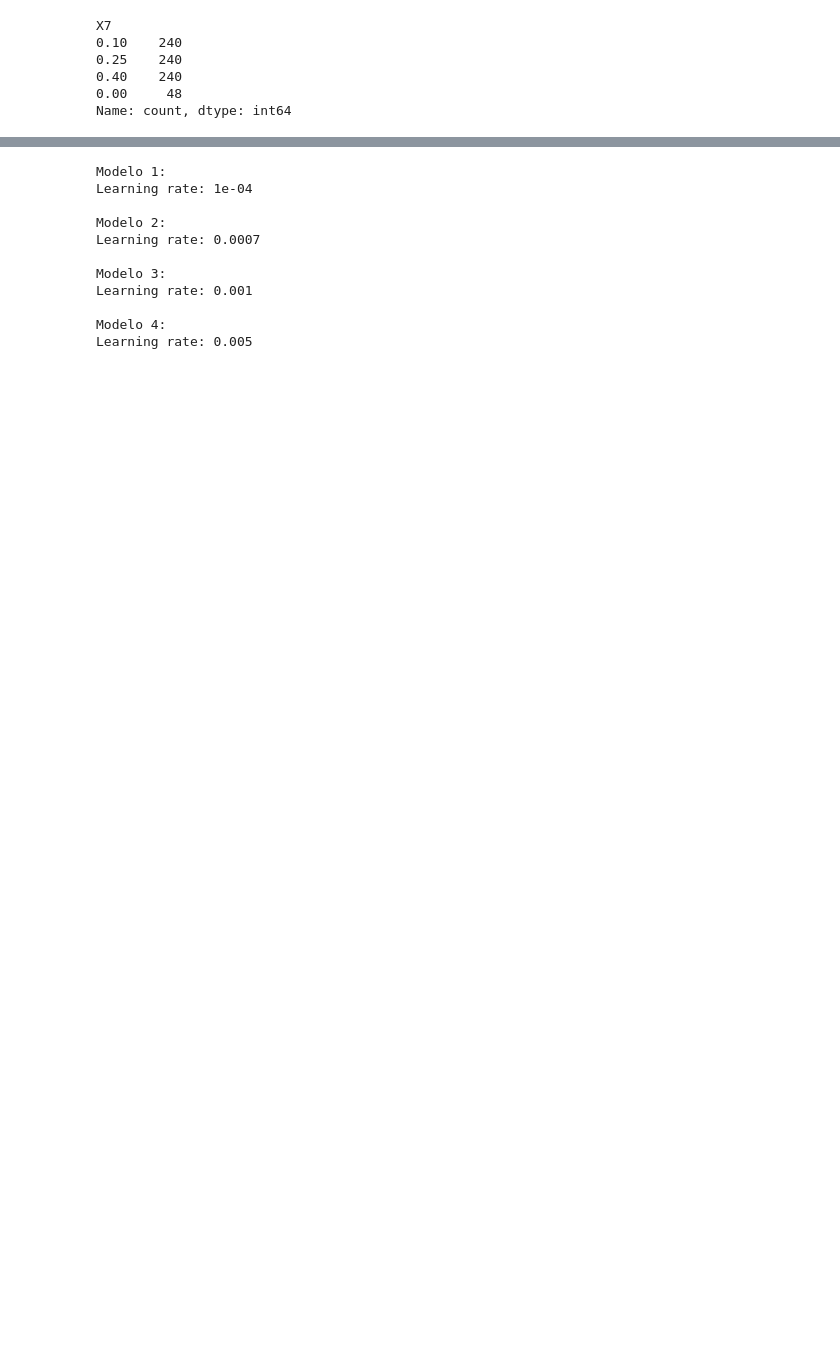
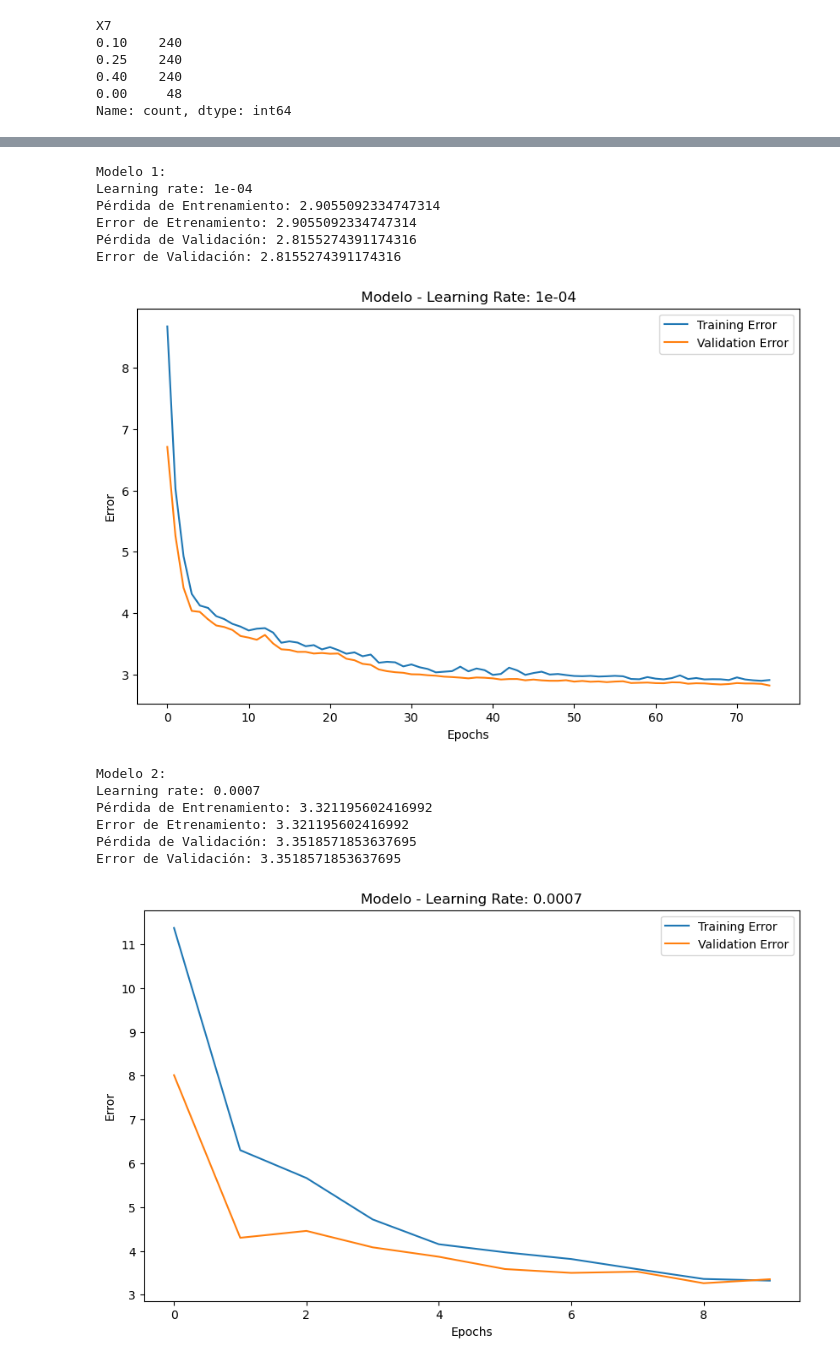
Before and after one commit to xabierguerrero/IABD_2425, a Jupyter notebook: Python_Ejers/SAPA/Deep_Learning/Ejercicios/4_3Ejercicios.ipynb, the cells around one changed output, grey strips where cells are left out. Drawn from its saved outputs; the diff is of its cells as text; code cells hidden in the pictures; blank space fills up the shorter version.

```diff
--- a/Python_Ejers/SAPA/Deep_Learning/Ejercicios/4_3Ejercicios.ipynb
+++ b/Python_Ejers/SAPA/Deep_Learning/Ejercicios/4_3Ejercicios.ipynb
@@ -627,32 +659,50 @@ Epoch 10/30
 # %%
 mejor_error = 99999
 mejor_modelo = None
 mejor_lr = None
 mejor_resultado = None
 
 
 for idx, history in enumerate(histories, start=1):
+    train_loss = history.history['loss'][-1]
+    train_error = history.history['mean_absolute_error'][-1]
+    val_loss = history.history['val_loss'][-1]
+    val_error= history.history['val_mean_absolute_error'][-1]
+
     print(f"\nModelo {idx}:")
     print("Learning rate:", models[idx-1].optimizer.learning_rate.numpy())
+    print("Pérdida de Entrenamiento:", train_loss)
+    print("Error de Etrenamiento:", train_error)
+    print("Pérdida de Validación:", val_loss)
+    print("Error de Validación:", val_error)
 
-    train_loss = history.history['loss'][-1]
-    train_error = history.history['mean_absolute_error'][-1]
+    plt.figure(figsize=(10, 6))
+    plt.plot(history.history['mean_absolute_error'], label='Training Error')
+    plt.plot(history.history['val_mean_absolute_error'], label='Validation Error')
+    plt.xlabel('Epochs')
+    plt.ylabel('Error')
+    plt.title(f'Modelo - Learning Rate: {str(models[idx-1].optimizer.learning_rate.numpy())}')
+    plt.legend()
+    plt.show()
 
     if train_error <= mejor_error:
         mejor_error = train_error
         mejor_lr = models[idx-1].optimizer.learning_rate.numpy()
         mejor_resultado = (train_loss, train_error)
         mejor_historial = history  # Guardar historial del mejor modelo
         mejor_modelo = models[idx-1]
 # %% [output]
 Modelo 1:
 Learning rate: 1e-04
-
-Modelo 2:
-Learning rate: 0.0007
-
-Modelo 3:
-Learning rate: 0.001
-
-Modelo 4:
-Learning rate: 0.005
+Pérdida de Entrenamiento: 2.9055092334747314
+Error de Etrenamiento: 2.9055092334747314
+Pérdida de Validación: 2.8155274391174316
+Error de Validación: 2.8155274391174316
+[figure, added]
+Modelo 2:
+Learning rate: 0.0007
+Pérdida de Entrenamiento: 3.321195602416992
+Error de Etrenamiento: 3.321195602416992
+Pérdida de Validación: 3.3518571853637695
+Error de Validación: 3.3518571853637695
+[figure, added]
```
Also changed, not shown: parts of 20 cells of this notebook, 4 other files.
